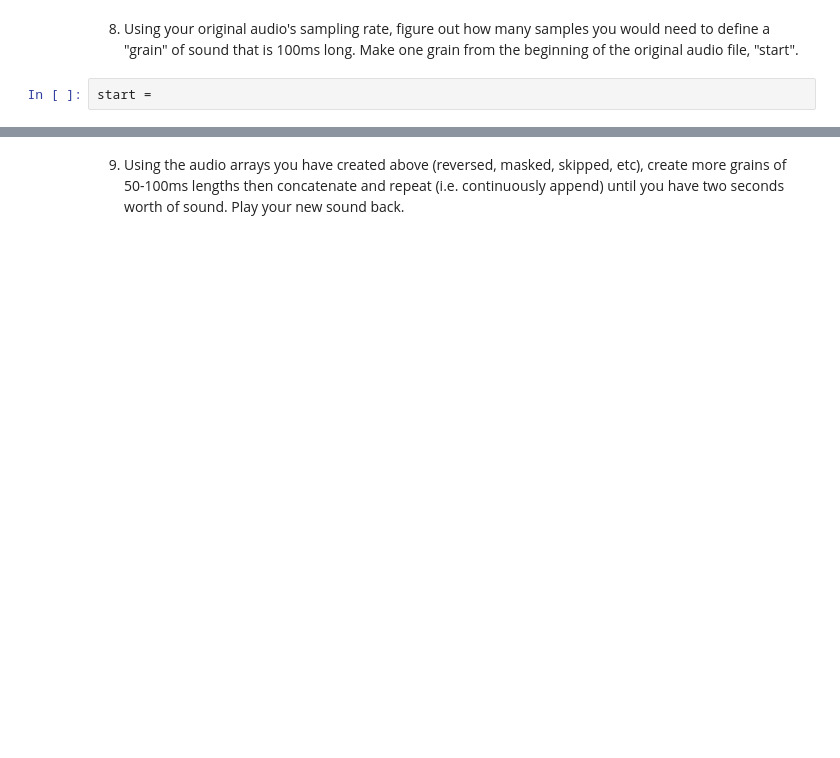
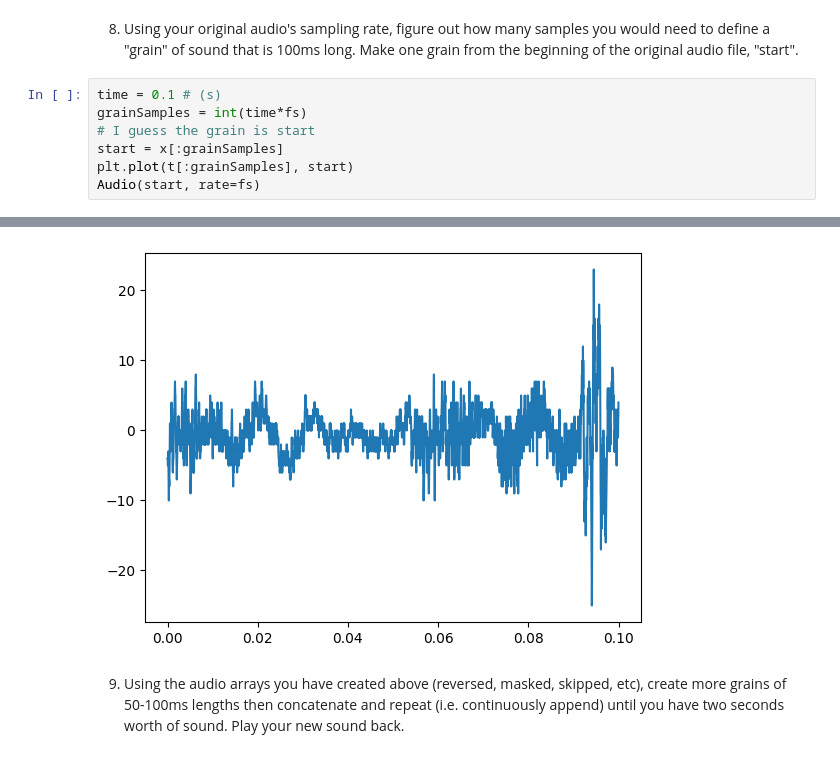
Before and after one commit to SamK65/AudioTechII, a Jupyter notebook: Activities/Activity1_numpyPlayingSound.ipynb, the cells around one changed output, grey strips where cells are left out. Cells and saved outputs as stored; diff of their text form; blank space fills up the shorter version.

```diff
--- a/Activities/Activity1_numpyPlayingSound.ipynb
+++ b/Activities/Activity1_numpyPlayingSound.ipynb
@@ -62,4 +125,10 @@ skipped =
 # %% [markdown]
 8) Using your original audio's sampling rate, figure out how many samples you would need to define a "grain" of sound that is 100ms long. Make one grain from the beginning of the original audio file, "start".
 # %%
-start =
+time = 0.1 # (s)
+grainSamples = int(time*fs)
+# I guess the grain is start
+start = x[:grainSamples]
+plt.plot(t[:grainSamples], start)
+Audio(start, rate=fs)
+# %% [output]
@@ -66,2 +136,3 @@ start =
+[figure, added]
 # %% [markdown]
 9) Using the audio arrays you have created above (reversed, masked, skipped, etc), create more grains of 50-100ms lengths then concatenate and repeat (i.e. continuously append) until you have two seconds worth of sound. Play your new sound back.
```
Also changed, not shown: parts of 12 cells of this notebook.
